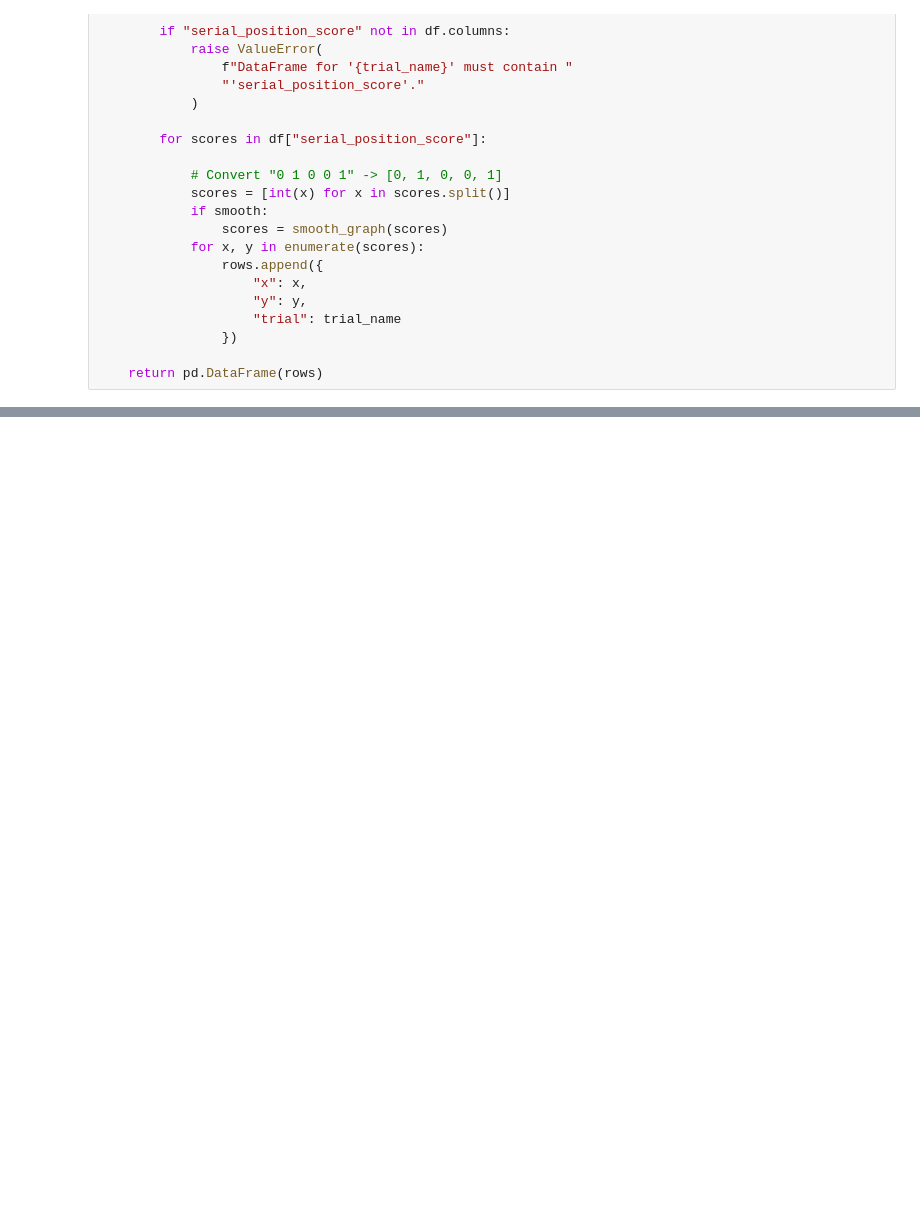
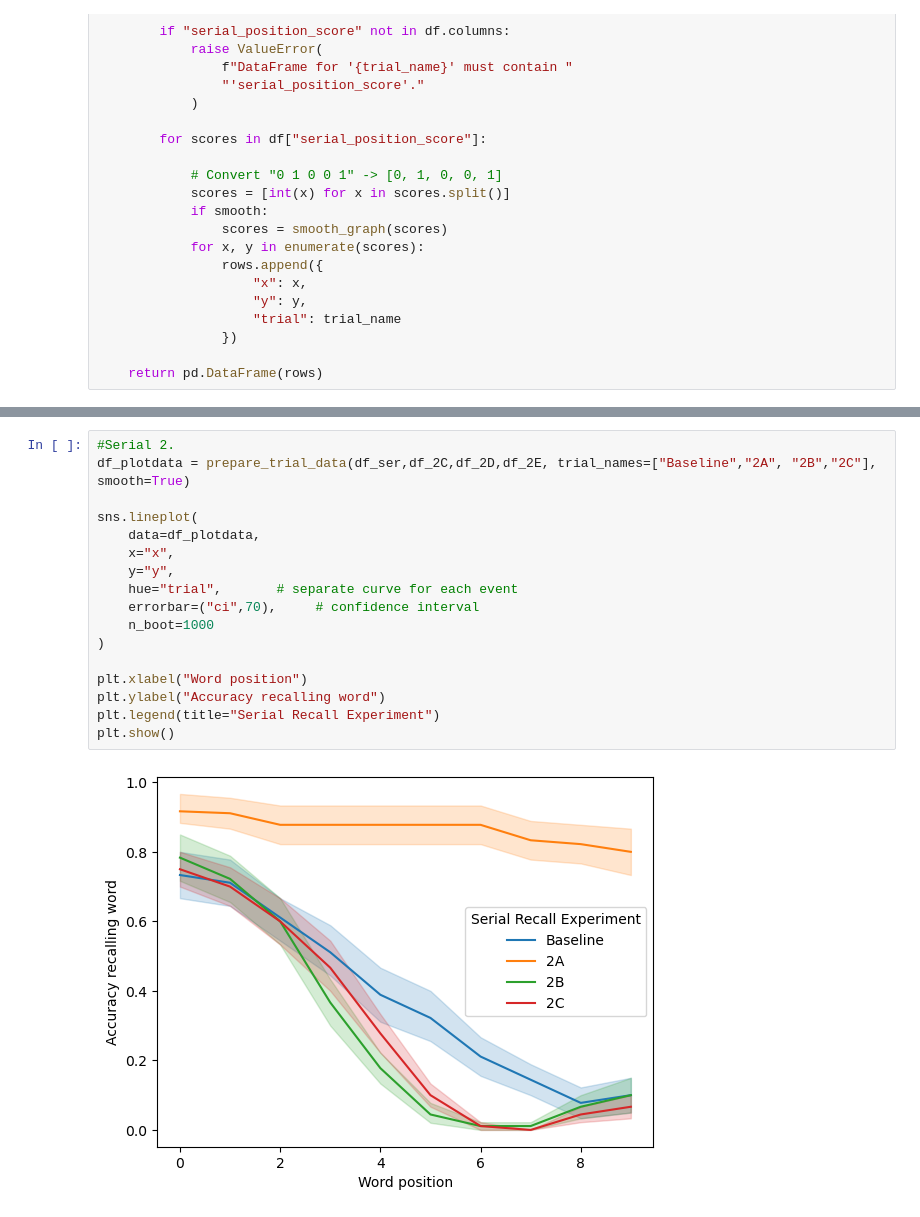
Before and after one commit to katinka314/HumanCog-Miniproject1, a Jupyter notebook: Analysis.ipynb, the cells around one changed output, grey strips where cells are left out. Cells and saved outputs as stored; diff of their text form; blank space fills up the shorter version.

```diff
--- a/Analysis.ipynb
+++ b/Analysis.ipynb
@@ -135,0 +119,19 @@ plot_accuracy_by_position([trial_base_smooth, trial_1A_smooth, trial_1B_smooth,
+# %%
+#Serial 2.
+df_plotdata = prepare_trial_data(df_ser,df_2C,df_2D,df_2E, trial_names=["Baseline","2A", "2B","2C"], smooth=True)
+
+sns.lineplot(
+    data=df_plotdata,
+    x="x",
+    y="y",
+    hue="trial",       # separate curve for each event
+    errorbar=("ci",70),     # confidence interval
+    n_boot=1000
+)
+
+plt.xlabel("Word position")
+plt.ylabel("Accuracy recalling word")
+plt.legend(title="Serial Recall Experiment")
+plt.show()
+# %% [output]
+[figure, added]
```
Also changed, not shown: parts of 6 cells of this notebook.
